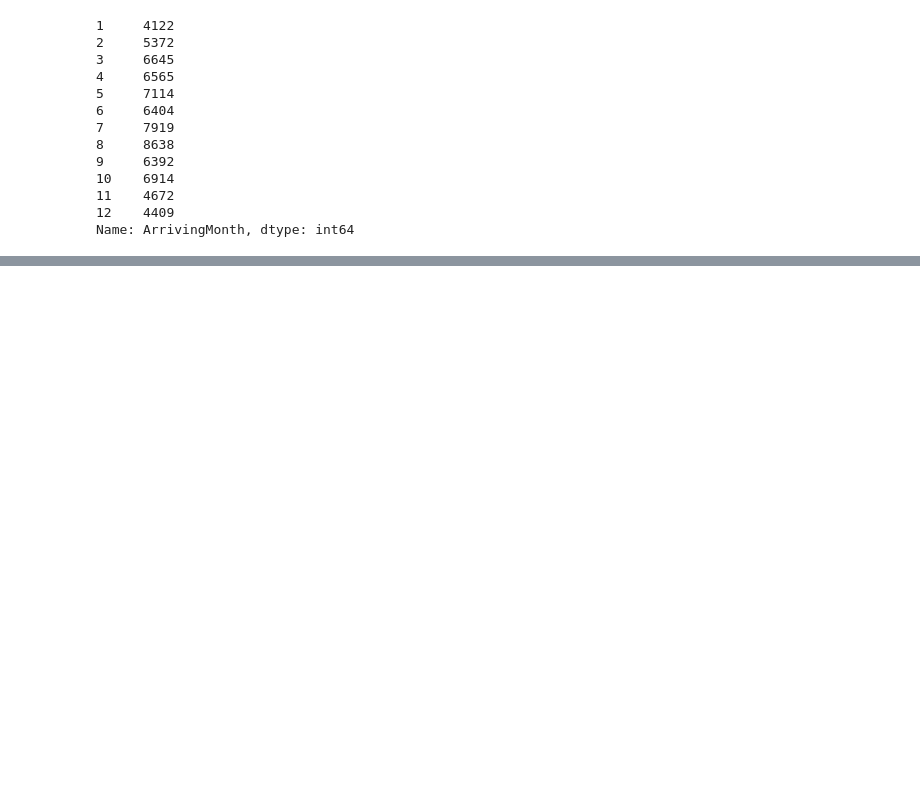
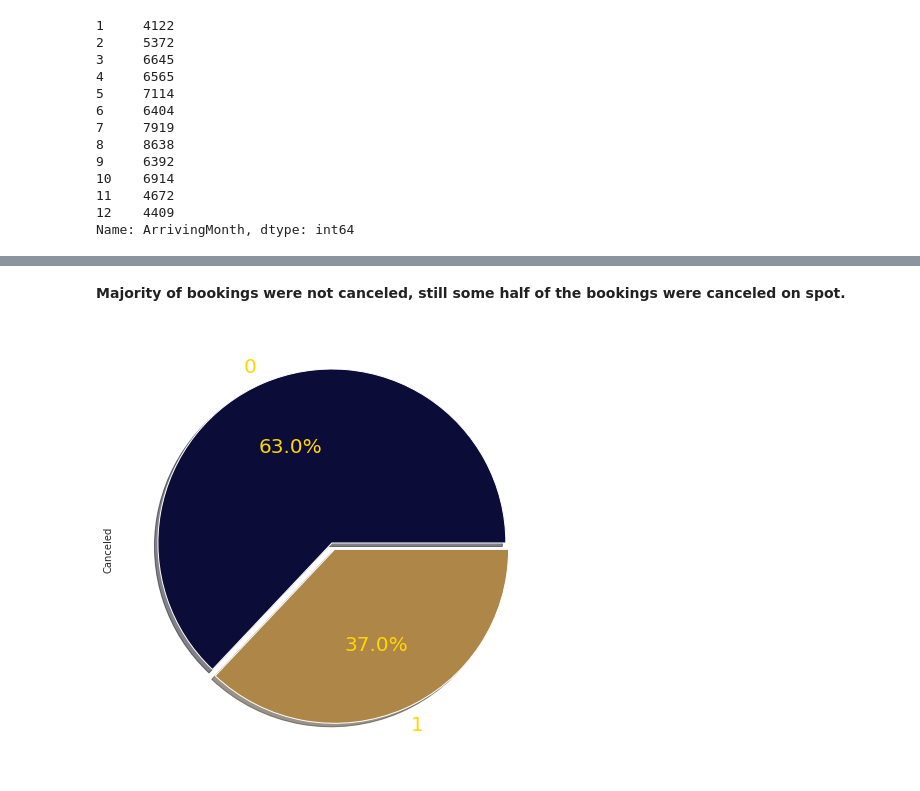
Before and after one commit to Shivraj285/EDA-Hotel-Booking-Analysis, a Jupyter notebook: Shivraj_Y_Saude_Hotel_Booking_Analysis_Capstone_Project.ipynb, the cells around one changed output, grey strips where cells are left out. Cells and saved outputs as stored; diff of their text form; code cells hidden in the pictures; blank space fills up the shorter version.

```diff
--- a/Shivraj_Y_Saude_Hotel_Booking_Analysis_Capstone_Project.ipynb
+++ b/Shivraj_Y_Saude_Hotel_Booking_Analysis_Capstone_Project.ipynb
@@ -260,0 +350,8 @@ Name: ArrivingMonth, dtype: int64
+# %% [markdown]
+**Majority of bookings were not canceled, still some half of the bookings were canceled on spot.**
+# %%
+colors = ['#0c0c38', '#ae8647']
+dataFrame['Canceled'].value_counts().plot.pie(autopct='%1.1f%%',shadow=True, explode=(0.04,0),colors=colors,textprops={'fontsize': 20,'color':'gold'})
+plt.show()
+# %% [output]
+[figure, added]
```
Also changed, not shown: parts of 24 cells of this notebook.
